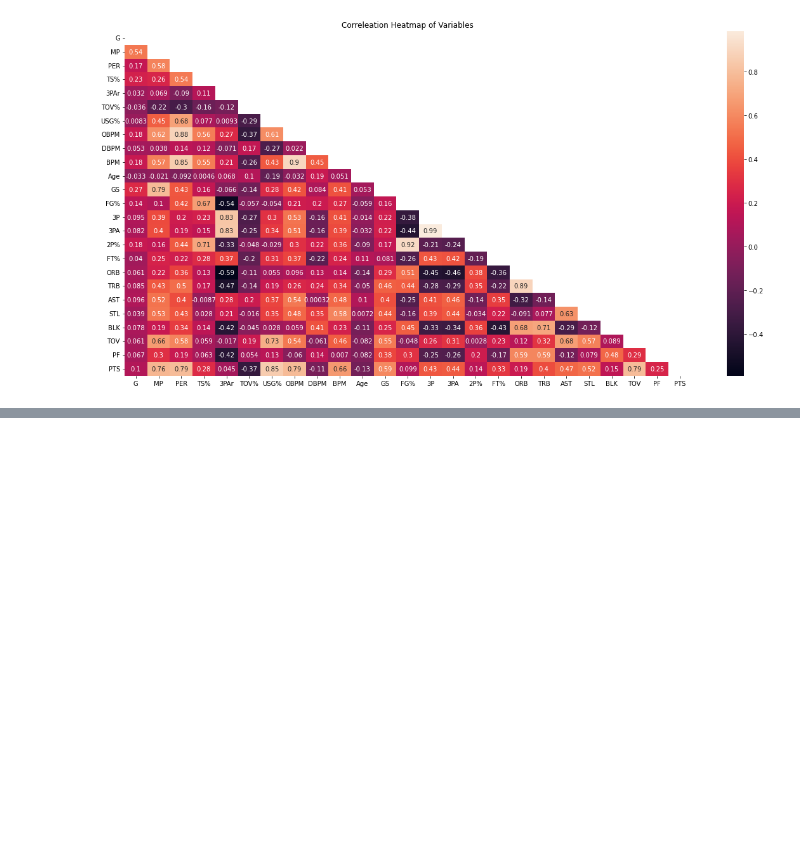
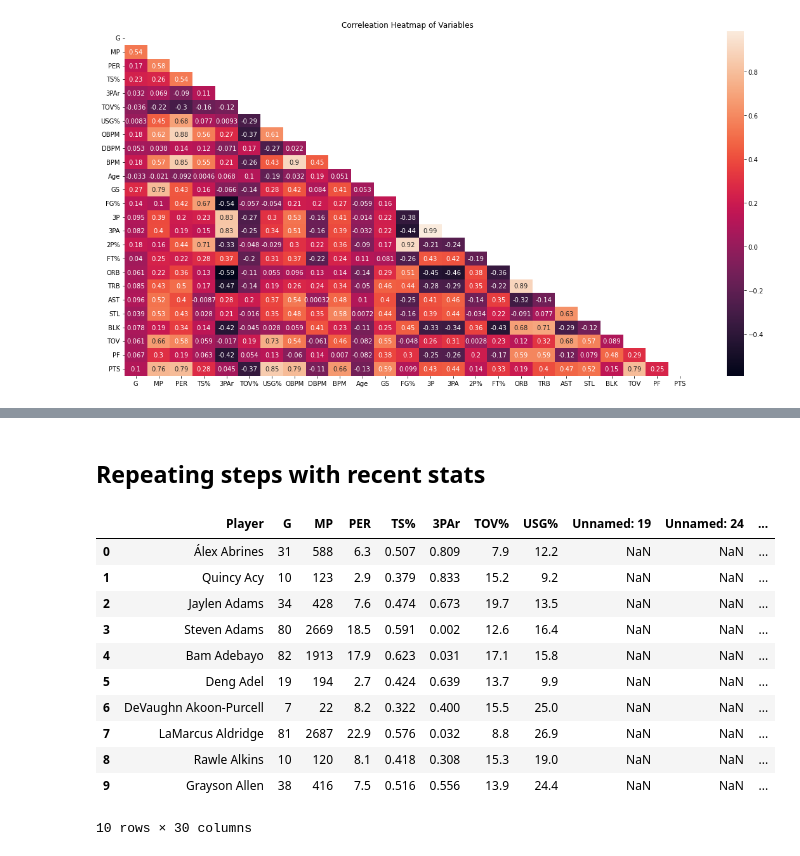
Before and after one commit to dtong136/nba-positions-project, a Jupyter notebook: NBApositionsEDA.ipynb, the cells around one changed output, grey strips where cells are left out. Cells and saved outputs as stored; diff of their text form; code cells hidden in the pictures; blank space fills up the shorter version.

```diff
--- a/NBApositionsEDA.ipynb
+++ b/NBApositionsEDA.ipynb
@@ -322,3 +321,41 @@ df_2000s.groupby('Pos').mean()
 # %%
 #export the dataframe for easier use in my other notebook
 df_2000s.to_csv('data/dataframe_2000s.csv', index=False)
+# %% [markdown]
+## Repeating steps with recent stats
+# %%
+#repeating steps with current seasons
+adv_2019_df = pd.read_csv('data/2019advanced.csv').drop(columns=adv_cols, axis=1)
+per_game_2019_df = pd.read_csv('data/2019pergame.csv').drop(columns=pg_cols, axis=1)
+
+adv_2020_df = pd.read_csv('data/2020advanced.csv').drop(columns=adv_cols, axis=1)
+per_game_2020_df = pd.read_csv('data/2020pergame.csv').drop(columns=pg_cols, axis=1)
+
+adv_2021_df = pd.read_csv('data/2021advanced.csv').drop(columns=adv_cols, axis=1)
+per_game_2021_df = pd.read_csv('data/2021pergame.csv').drop(columns=pg_cols, axis=1)
+
+adv_2022_df = pd.read_csv('data/2022advanced.csv').drop(columns=adv_cols, axis=1)
+per_game_2022_df = pd.read_csv('data/2022pergame.csv').drop(columns=pg_cols, axis=1)
+
+#merging dataframes
+df_2019 = adv_2019_df.merge(per_game_2019_df, on='Player')
+df_2020 = adv_2020_df.merge(per_game_2020_df, on='Player')
+df_2021 = adv_2021_df.merge(per_game_2021_df, on='Player')
+df_2022 = adv_2022_df.merge(per_game_2022_df, on='Player')
+
+#adding dataframes onto one another into one big dataframe for the 3 season stretch
+df_2020s = df_2019.append(df_2020, ignore_index=True).append(df_2021, ignore_index=True).append(df_2022, ignore_index=True)
+df_2020s.head(10)
+# %% [output]
+|  | Player | G | MP | PER | TS% | 3PAr | TOV% | USG% | Unnamed: 19 | Unnamed: 24 | ... |
+| 0 | Álex Abrines | 31 | 588 | 6.3 | 0.507 | 0.809 | 7.9 | 12.2 | NaN | NaN | ... |
+| 1 | Quincy Acy | 10 | 123 | 2.9 | 0.379 | 0.833 | 15.2 | 9.2 | NaN | NaN | ... |
+| 2 | Jaylen Adams | 34 | 428 | 7.6 | 0.474 | 0.673 | 19.7 | 13.5 | NaN | NaN | ... |
+| 3 | Steven Adams | 80 | 2669 | 18.5 | 0.591 | 0.002 | 12.6 | 16.4 | NaN | NaN | ... |
+| 4 | Bam Adebayo | 82 | 1913 | 17.9 | 0.623 | 0.031 | 17.1 | 15.8 | NaN | NaN | ... |
+| 5 | Deng Adel | 19 | 194 | 2.7 | 0.424 | 0.639 | 13.7 | 9.9 | NaN | NaN | ... |
+| 6 | DeVaughn Akoon-Purcell | 7 | 22 | 8.2 | 0.322 | 0.400 | 15.5 | 25.0 | NaN | NaN | ... |
+| 7 | LaMarcus Aldridge | 81 | 2687 | 22.9 | 0.576 | 0.032 | 8.8 | 26.9 | NaN | NaN | ... |
+| 8 | Rawle Alkins | 10 | 120 | 8.1 | 0.418 | 0.308 | 15.3 | 19.0 | NaN | NaN | ... |
+| 9 | Grayson Allen | 38 | 416 | 7.5 | 0.516 | 0.556 | 13.9 | 24.4 | NaN | NaN | ... |
+10 rows × 30 columns
```
Also changed, not shown: parts of 12 cells of this notebook.
